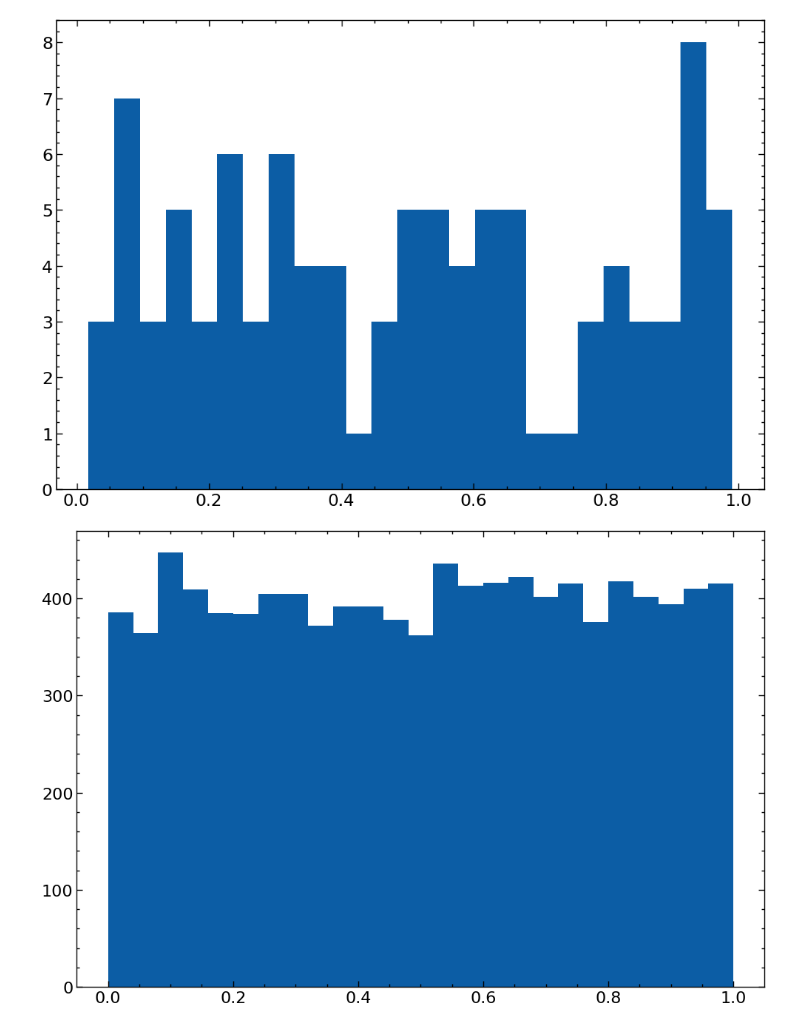
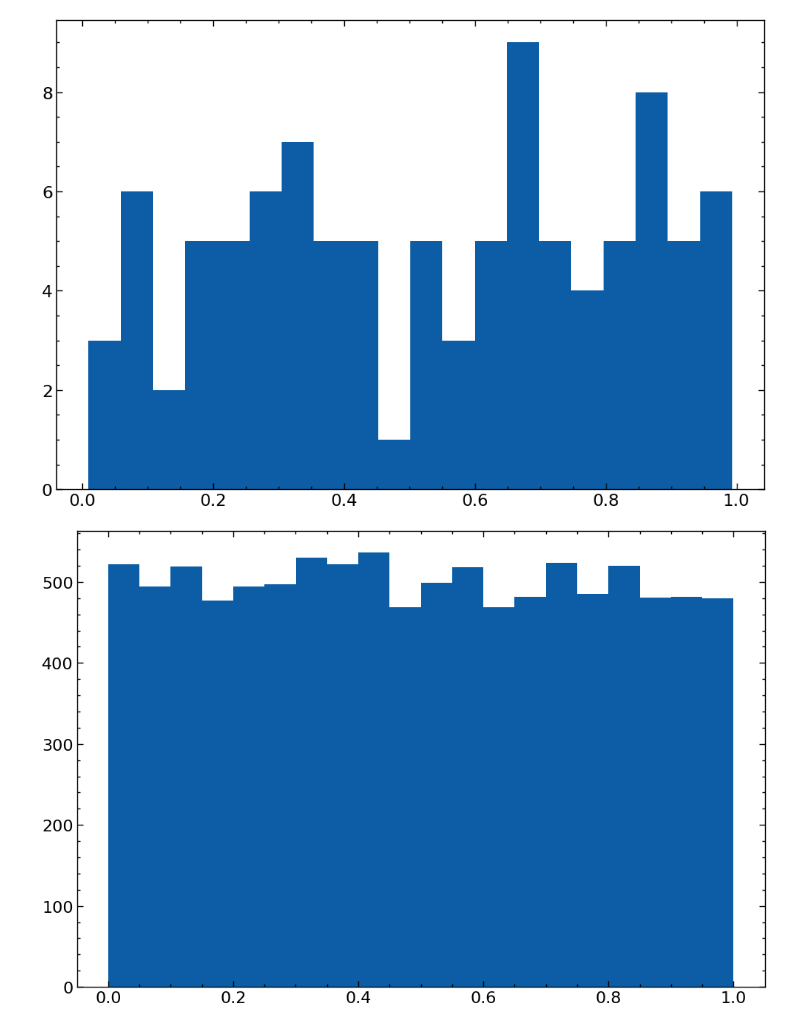
Before and after one commit to lennartvrg/ComputationalPhysics, a Jupyter notebook: 2 - Simple Sampling Experiments/Lennart.ipynb, the cells around one changed output. Drawn from its saved outputs; the diff is of its cells as text; code cells hidden in the pictures.

```diff
--- a/2 - Simple Sampling Experiments/Lennart.ipynb
+++ b/2 - Simple Sampling Experiments/Lennart.ipynb
@@ -12,8 +10,8 @@ plt.rcParams["figure.figsize"] = (12, 8)
 # %%
 for s in [2, 4, 6]:
     data = pd.read_csv(f'output/sequence{s}.csv', header=None, names=['Value'])
-    plt.hist(data['Value'], bins=25)
+    plt.hist(data['Value'], bins=20)
     plt.show()
 # %% [output]
-[figure, old version]
+[figure, new version]
-[figure, old version]
+[figure, new version]
```
Also changed, not shown: parts of 3 cells of this notebook, 4 other files.
